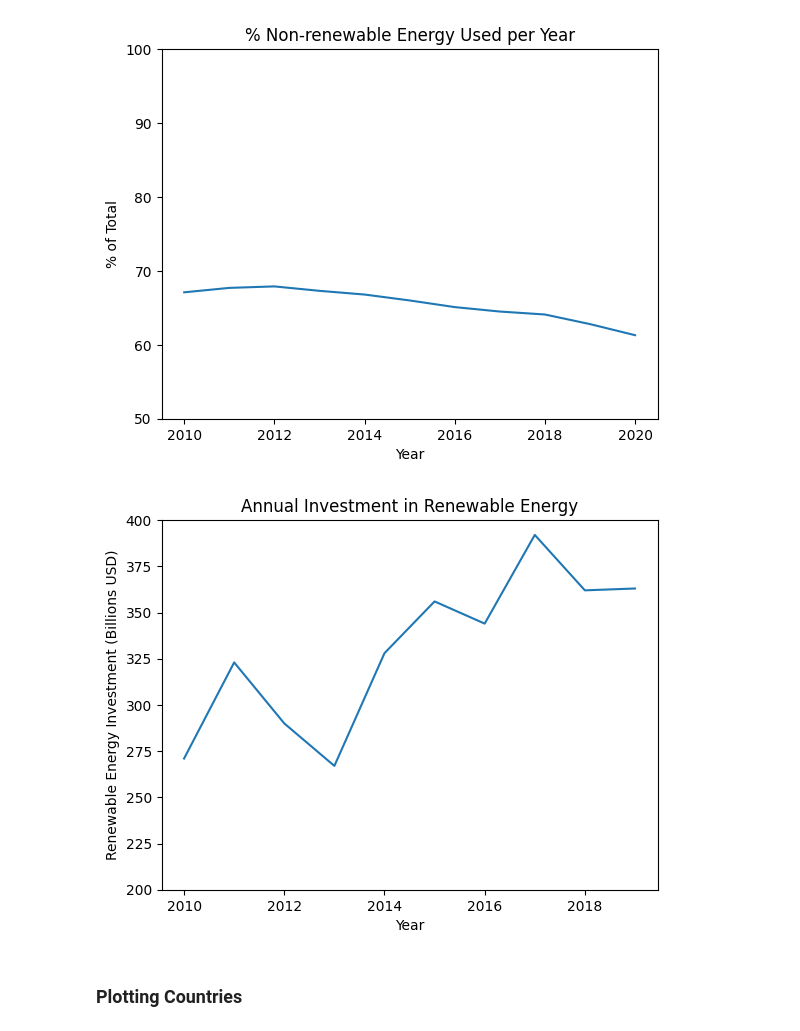
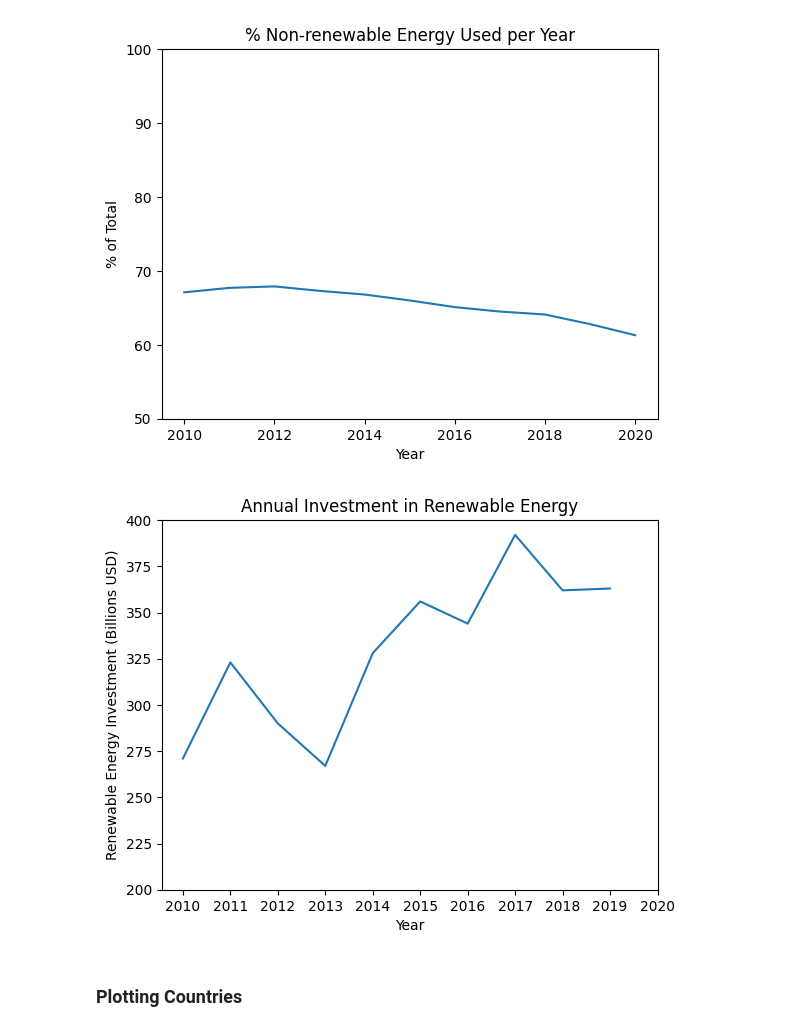
Before and after one commit to simonabors/worlddataviz, a Jupyter notebook: What_just_happened_viz.ipynb, the cells around one changed output. Saved outputs shown, nothing was run; the diff lists cells and outputs as text; code cells hidden in the pictures.

```diff
--- a/What_just_happened_viz.ipynb
+++ b/What_just_happened_viz.ipynb
@@ -79,12 +81,13 @@ plt.show()
 # %%
 plt.plot(energy['renew_invest'])
 plt.title('Annual Investment in Renewable Energy')
 plt.ylabel('Renewable Energy Investment (Billions USD)')
 plt.xlabel('Year')
+plt.xticks([2010, 2011, 2012, 2013, 2014, 2015, 2016, 2017, 2018, 2019, 2020])
 plt.ylim((200, 400))
 plt.show()
 # %% [output]
-[figure, old version]
+[figure, new version]
 # %% [markdown]
 ### Plotting Countries
 # %%
```
Also changed, not shown: parts of 23 cells of this notebook, 5 other files.
